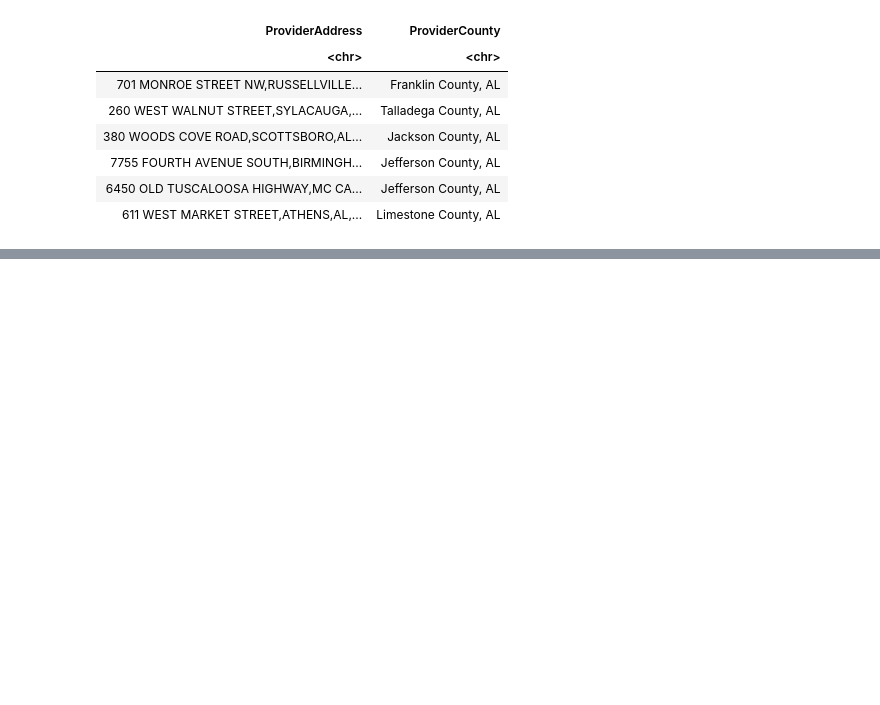
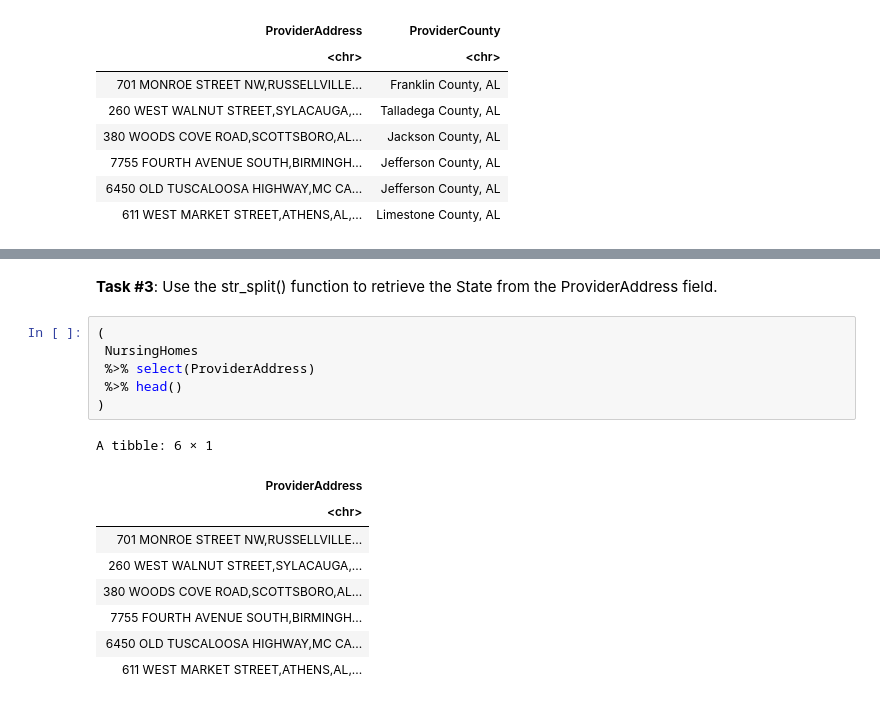
Before and after one commit to yardsale8/DSCI325, a Jupyter notebook: Module3_Part3_R.ipynb, the cells around one changed output, grey strips where cells are left out. Drawn from its saved outputs; the diff is of its cells as text; blank space fills up the shorter version.

```diff
--- a/Module3_Part3_R.ipynb
+++ b/Module3_Part3_R.ipynb
@@ -554,0 +691,18 @@ A tibble: 6 × 35
+# %% [markdown]
+**Task #3**:  Use the str_split() function to retrieve the State from the ProviderAddress field.
+# %%
+(
+ NursingHomes
+ %>% select(ProviderAddress)
+ %>% head()
+)
+# %% [output]
+A tibble: 6 × 1
+| ProviderAddress |
+| <chr> |
+| 701 MONROE STREET NW,RUSSELLVILLE... |
+| 260 WEST WALNUT STREET,SYLACAUGA,... |
+| 380 WOODS COVE ROAD,SCOTTSBORO,AL... |
+| 7755 FOURTH AVENUE SOUTH,BIRMINGH... |
+| 6450 OLD TUSCALOOSA HIGHWAY,MC CA... |
+| 611 WEST MARKET STREET,ATHENS,AL,... |
```
Also changed, not shown: parts of 21 cells of this notebook.
